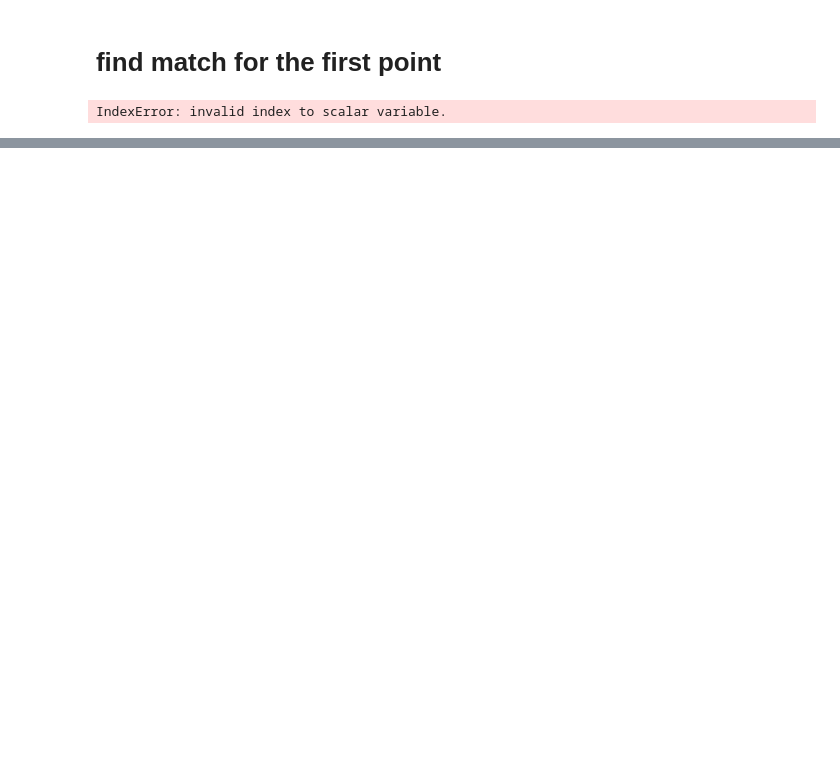
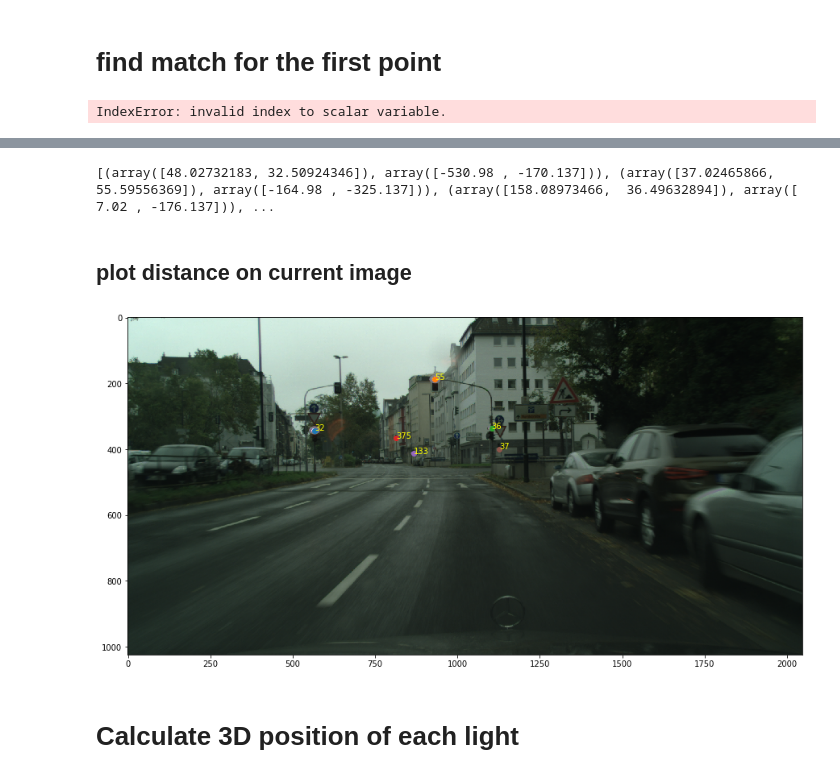
Before and after one commit to shoamco/Mobileye-Project, a Jupyter notebook: PhaseIII-Gometric.ipynb, the cells around one changed output, grey strips where cells are left out. Saved outputs shown, nothing was run; the diff lists cells and outputs as text; code cells hidden in the pictures; blank space fills up the shorter version.

```diff
--- a/PhaseIII-Gometric.ipynb
+++ b/PhaseIII-Gometric.ipynb
@@ -217,0 +244,46 @@ calc_depth(depth)
+# %%
+match_point=match_rotated_point_to_current_point(previous_rotate,current)
+def SFM_calculation(matches):
+    depth = []
+    for match in matches:
+        prev= match[0]
+        current= match[1]
+        e = foe[:2]
+        tz = T[2]
+        Z = tz*((e - prev)/(current - prev))
+        depth.append((Z,current))
+    return depth
+
+depth = SFM_calculation(match_point)
+
+print(depth)
+# %% [output]
+[(array([48.02732183, 32.50924346]), array([-530.98 , -170.137])), (array([37.02465866, 55.59556369]), array([-164.98 , -325.137])), (array([158.08973466,  36.49632894]), array([   7.02 , -176.137])), ...
+# %% [markdown]
+## plot distance on current image
+# %%
+def Weighted_average_z(z):
+#     return np.average(, weights=range(10,0,-1))
+    zx,zy=z
+    return np.square(zx**2+zy**2)
+# %%
+def calc_depth(depth):
+    plt.figure(figsize=(15,15))
+    plt.imshow(img2)
+    for d in depth:
+        Zx, Zy = d[0]
+        Z=Weighted_average_z( d[0])
+        current_point = d[1] + pp
+        real_point =d[1] * (Z/focal_length)
+        plt.scatter(current_point[0],current_point[1])
+        plt.annotate(int(Zy),(current_point[0],current_point[1]),color='yellow')
+#         print(real_point)
+    plt.show()
+
+match_point=match_rotated_point_to_current_point(previous_rotate,current)
+d = SFM_calculation(match_point)
+calc_depth(d)
+# %% [output]
+[figure, added]
+# %% [markdown]
+# Calculate 3D position of each light
```
Also changed, not shown: parts of 35 cells of this notebook.
